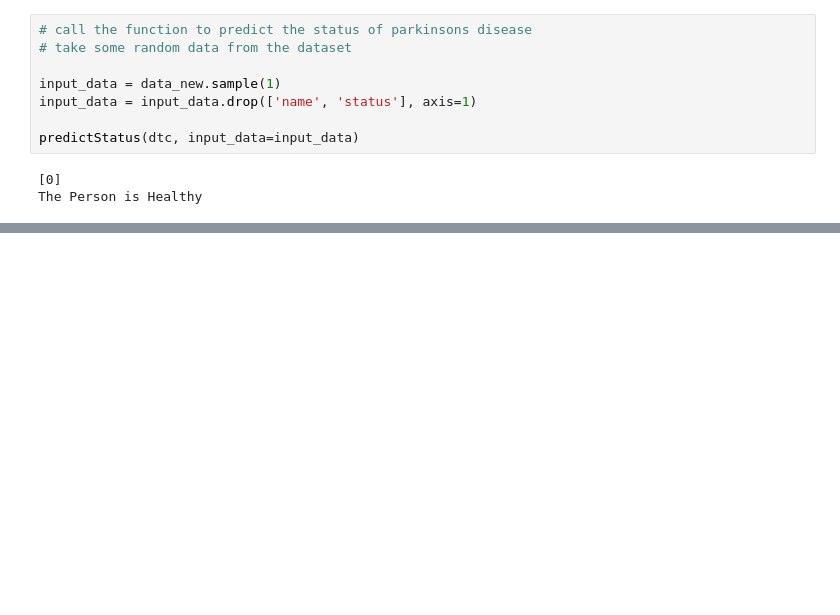
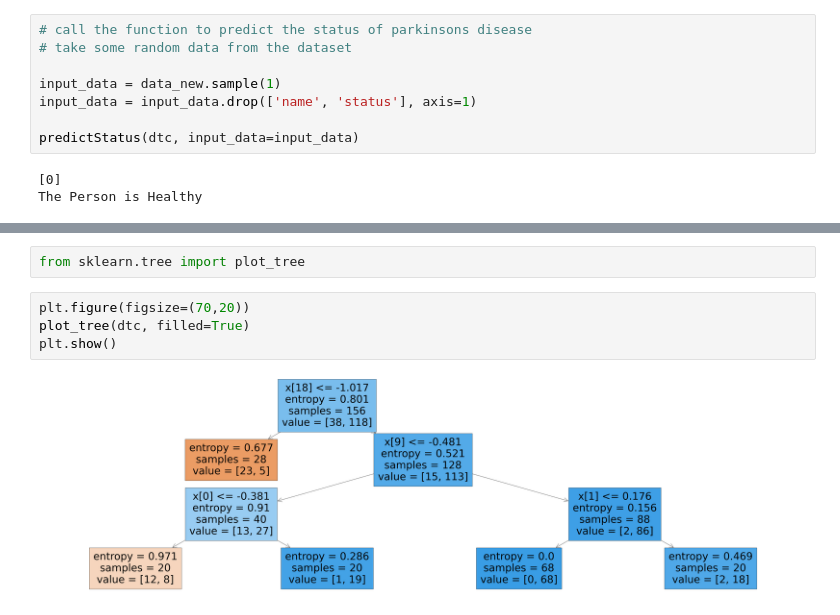
Before and after one commit to alok-karn/MachineLearningLab-Code, a Jupyter notebook: ML_Fourth_Lab.ipynb, the cells around one changed output, grey strips where cells are left out. Saved outputs shown, nothing was run; the diff lists cells and outputs as text; blank space fills up the shorter version.

```diff
--- a/ML_Fourth_Lab.ipynb
+++ b/ML_Fourth_Lab.ipynb
@@ -327,0 +408,8 @@ The Person is Healthy
+# %%
+from sklearn.tree import plot_tree
+# %%
+plt.figure(figsize=(70,20))
+plot_tree(dtc, filled=True)
+plt.show()
+# %% [output]
+[figure, added]
```
Also changed, not shown: parts of 3 cells of this notebook.
